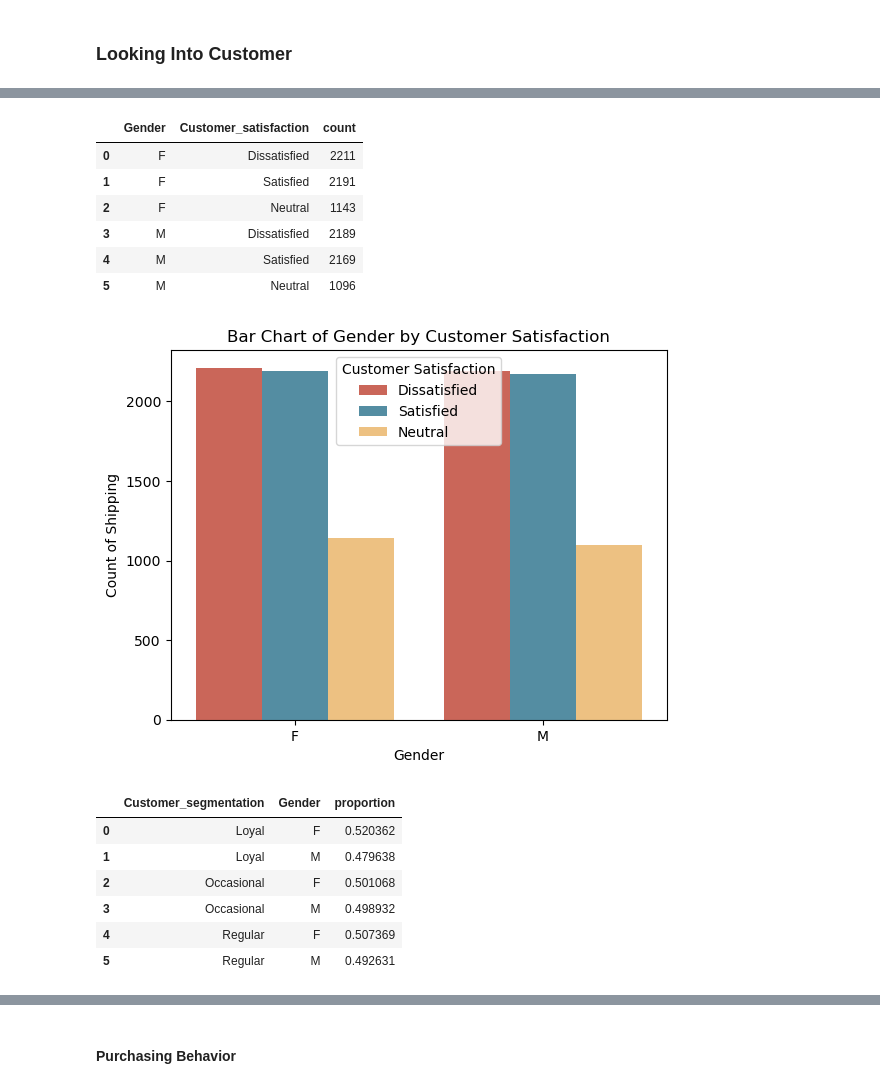
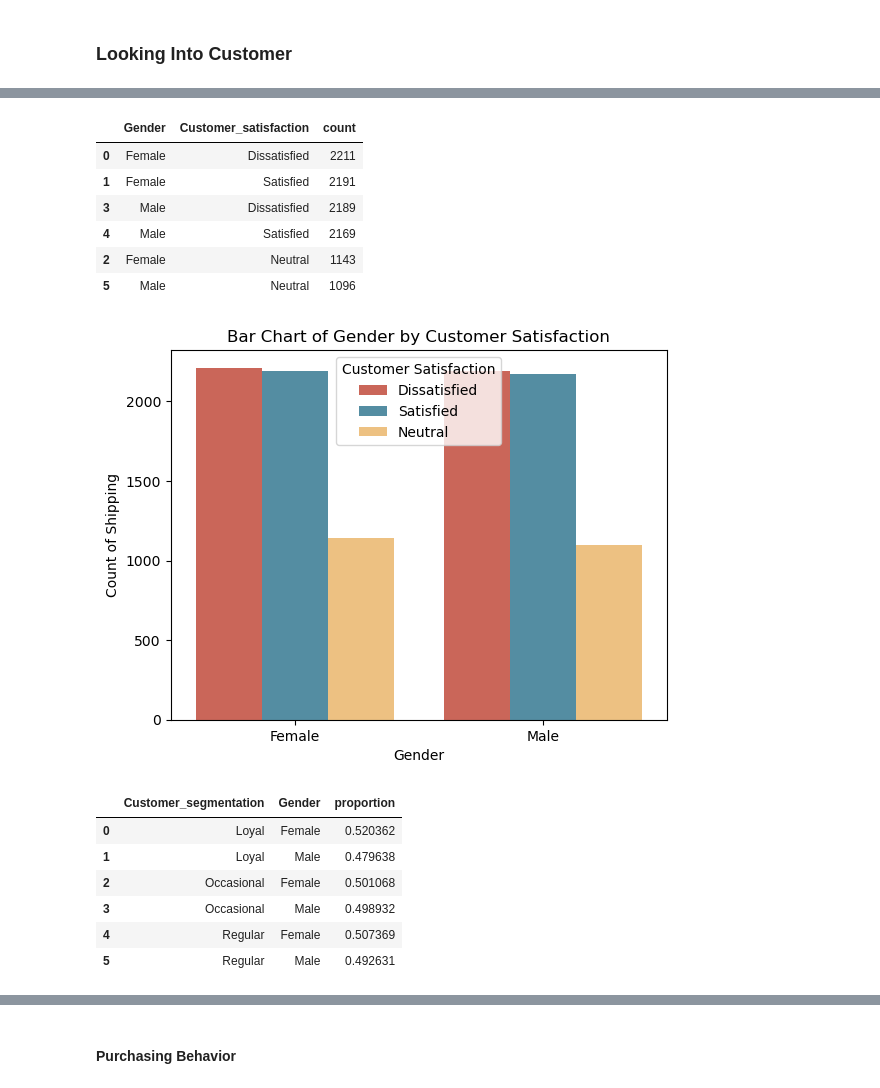
Before and after one commit to qemhal14/Online-Retail-Shipping-Capstone-Module-2-Purwadhika, a Jupyter notebook: capstone_2_data_analysis.ipynb, the cells around one changed output, grey strips where cells are left out. Saved outputs shown, nothing was run; the diff lists cells and outputs as text; code cells hidden in the pictures.

```diff
--- a/capstone_2_data_analysis.ipynb
+++ b/capstone_2_data_analysis.ipynb
@@ -139,3 +142,6 @@ df["Gender"].value_counts().reset_index()
 |  | Gender | count |
 | 0 | F | 5545 |
 | 1 | M | 5454 |
+# %%
+df['Gender'].replace({"F":"Female", "M":"Male"}, inplace=True)
+df["Gender"].value_counts().reset_index()
@@ -900,13 +993,13 @@ df.groupby(["Gender"])["Late_or_ontime"].value_counts().reset_index()
 # %%
-df.groupby(["Gender"])["Customer_satisfaction"].value_counts().reset_index()
+df.groupby(["Gender"])["Customer_satisfaction"].value_counts().reset_index().sort_values(by="count", ascending=False)
 # %% [output]
 |  | Gender | Customer_satisfaction | count |
-| 0 | F | Dissatisfied | 2211 |
-| 1 | F | Satisfied | 2191 |
-| 2 | F | Neutral | 1143 |
-| 3 | M | Dissatisfied | 2189 |
-| 4 | M | Satisfied | 2169 |
-| 5 | M | Neutral | 1096 |
+| 0 | Female | Dissatisfied | 2211 |
+| 1 | Female | Satisfied | 2191 |
+| 3 | Male | Dissatisfied | 2189 |
+| 4 | Male | Satisfied | 2169 |
+| 2 | Female | Neutral | 1143 |
+| 5 | Male | Neutral | 1096 |
 # %%
 df_g = df.groupby(["Gender"])["Customer_satisfaction"].value_counts().reset_index()
 sns.barplot(df_g, x = "Gender", y = "count", hue = "Customer_satisfaction",  palette=[ "#DD5746", "#4793AF", "#FFC470"])
@@ -916,14 +1009,14 @@ plt.title('Bar Chart of Gender by Customer Satisfaction')
 plt.legend(title='Customer Satisfaction')
 plt.show()
 # %% [output]
-[figure, old version]
+[figure, new version]
 # %%
 df.groupby(["Customer_segmentation"])["Gender"].value_counts(normalize=True).reset_index()
 # %% [output]
 |  | Customer_segmentation | Gender | proportion |
-| 0 | Loyal | F | 0.520362 |
-| 1 | Loyal | M | 0.479638 |
-| 2 | Occasional | F | 0.501068 |
-| 3 | Occasional | M | 0.498932 |
-| 4 | Regular | F | 0.507369 |
-| 5 | Regular | M | 0.492631 |
+| 0 | Loyal | Female | 0.520362 |
+| 1 | Loyal | Male | 0.479638 |
+| 2 | Occasional | Female | 0.501068 |
+| 3 | Occasional | Male | 0.498932 |
+| 4 | Regular | Female | 0.507369 |
+| 5 | Regular | Male | 0.492631 |
```
Also changed, not shown: parts of 56 cells of this notebook.
